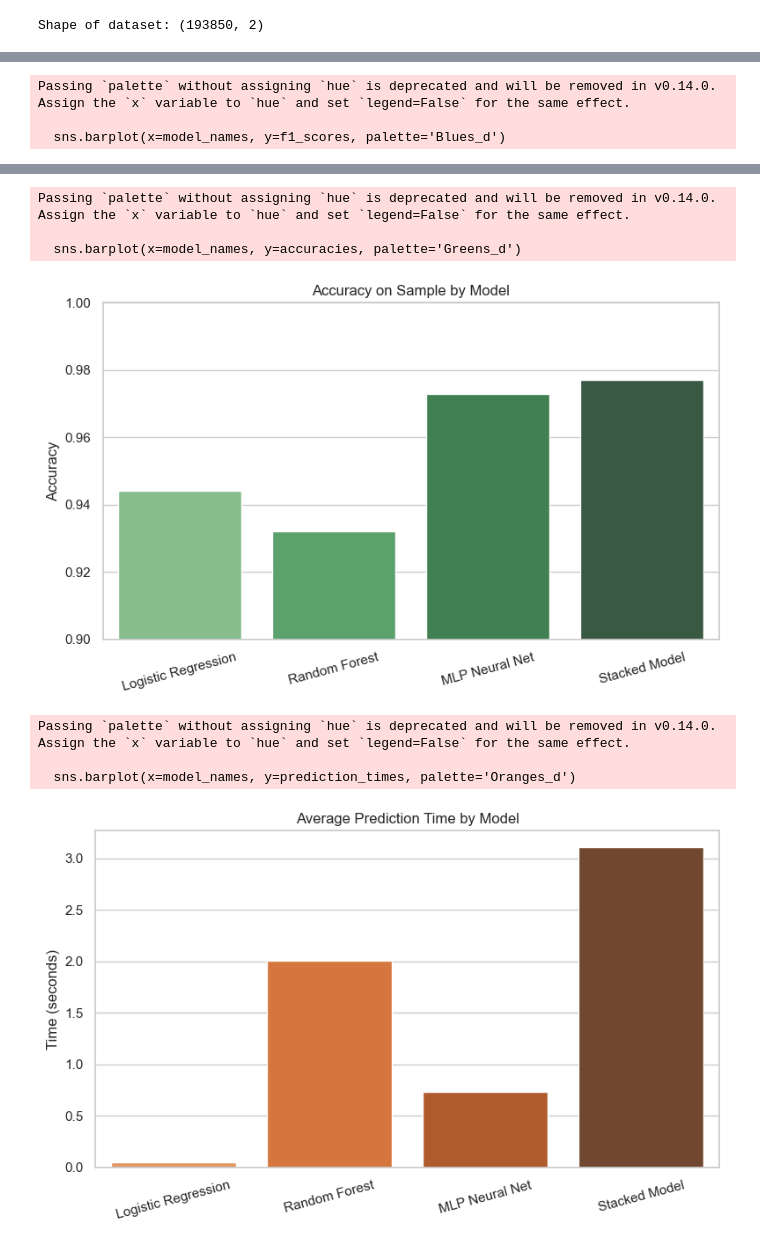
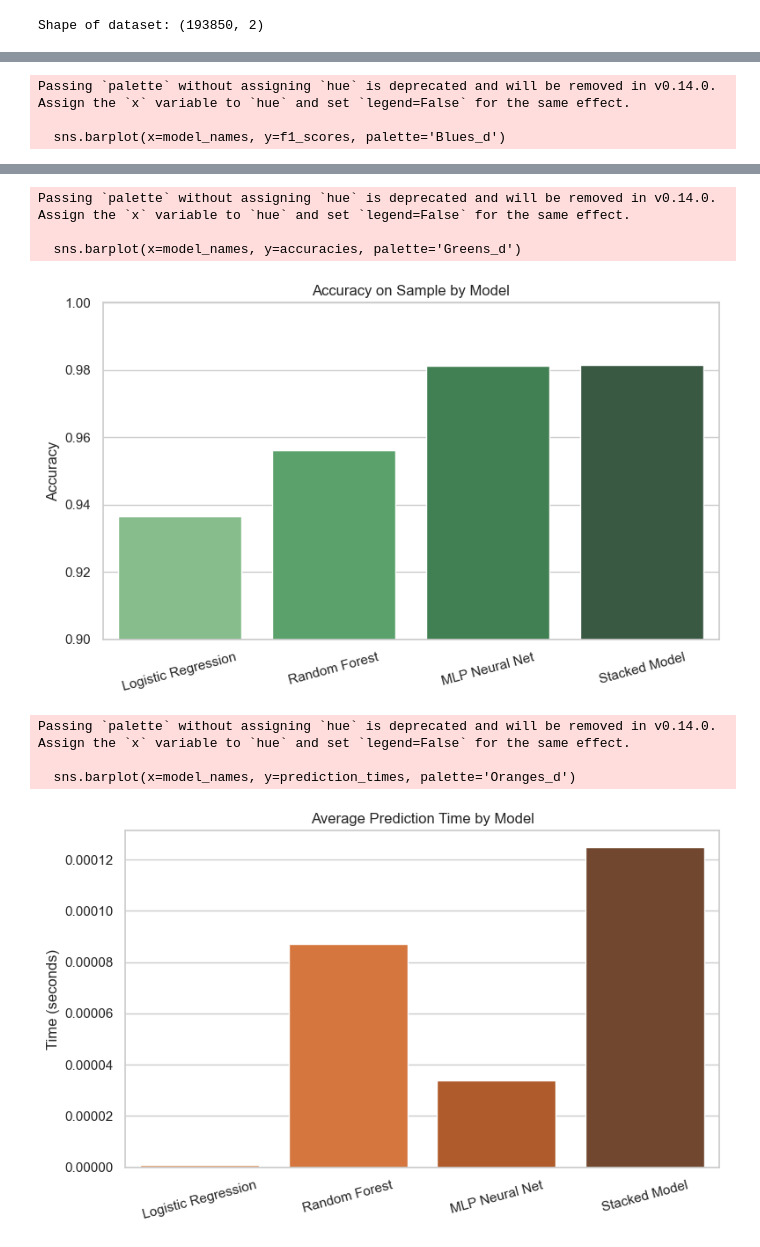
Before and after one commit to seanpaz478/AAI-510-Final-Project-Group7, a Jupyter notebook: AAI-510_Final_Project.ipynb, the cells around one changed output, grey strips where cells are left out. Drawn from its saved outputs; the diff is of its cells as text; code cells hidden in the pictures.

```diff
--- a/AAI-510_Final_Project.ipynb
+++ b/AAI-510_Final_Project.ipynb
@@ -385,9 +429,9 @@ plt.rcParams.update({'font.size': 12})
 model_names = ['Logistic Regression', 'Random Forest', 'MLP Neural Net', 'Stacked Model']
 
 # Corresponding metrics
-f1_scores = [0.9393, 0.9259, 0.9795, 0.9800]
-accuracies = [0.9440, 0.9320, 0.9730, 0.9770]
-prediction_times = [0.050, 2.008, 0.736, 3.113]
+f1_scores = [0.9394, 0.9553, 0.9805, 0.9808]
+accuracies = [0.9366, 0.9562, 0.9812, 0.9814]
+prediction_times = [0.000001, 0.000087, 0.000034, 0.000125]
 
 # Bar chart: F1 Score
 plt.figure(figsize=(8, 5))
@@ -425,11 +469,11 @@ Passing `palette` without assigning `hue` is deprecated and will be removed in v
 Passing `palette` without assigning `hue` is deprecated and will be removed in v0.14.0. Assign the `x` variable to `hue` and set `legend=False` for the same effect.
 
   sns.barplot(x=model_names, y=accuracies, palette='Greens_d')
-[figure, old version]
+[figure, new version]
 Passing `palette` without assigning `hue` is deprecated and will be removed in v0.14.0. Assign the `x` variable to `hue` and set `legend=False` for the same effect.
 
   sns.barplot(x=model_names, y=prediction_times, palette='Oranges_d')
-[figure, old version]
+[figure, new version]
 # %%
 # Saving models for future use
 for model in best_models:
```
Also changed, not shown: parts of 9 cells of this notebook.
